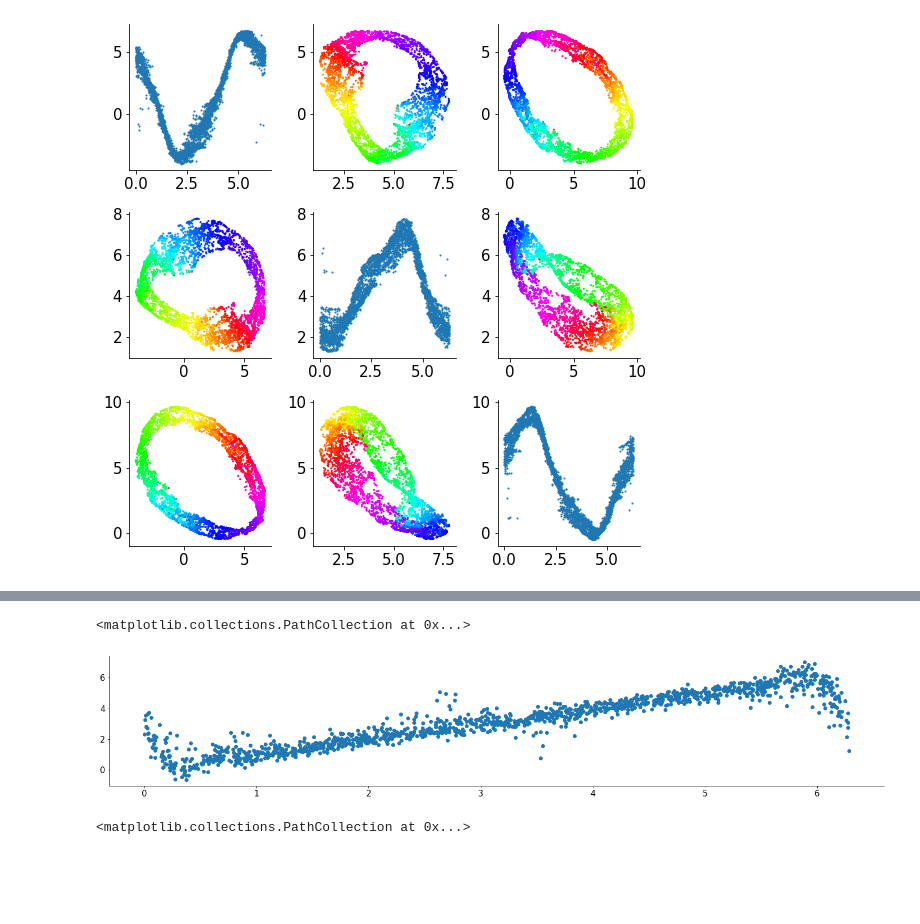
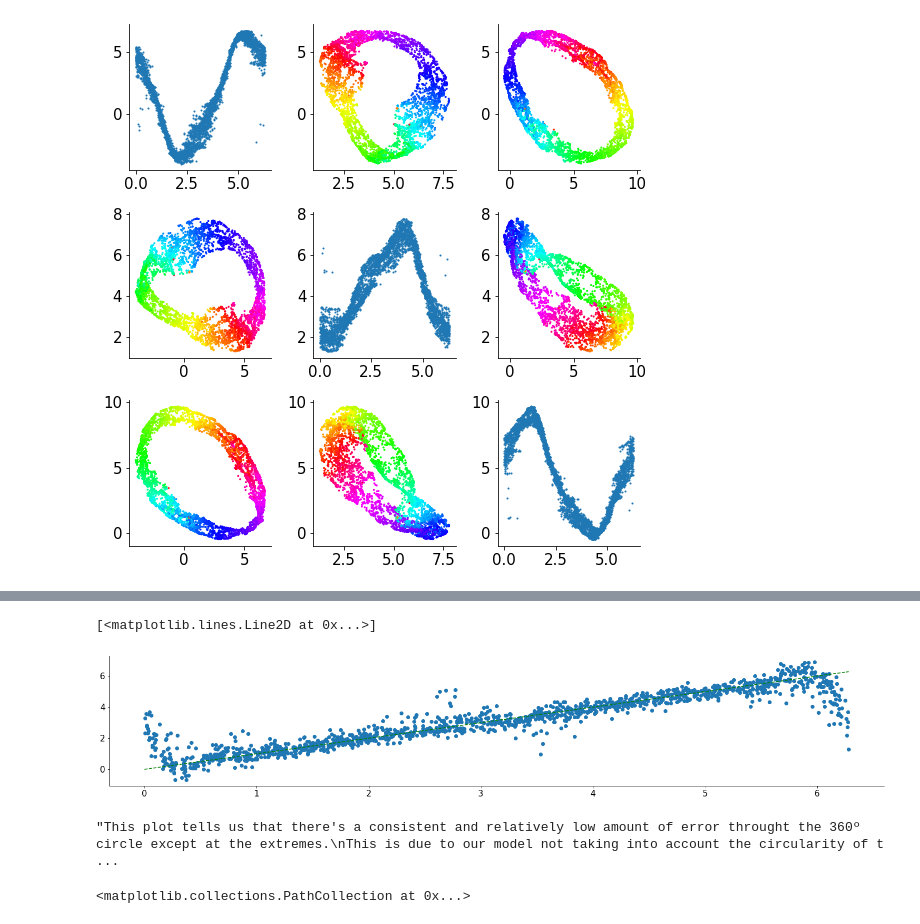
Before and after one commit to hnoamany/Mind-Readers, a Jupyter notebook: Notebooks/orientations_regression.ipynb, the cells around one changed output, grey strips where cells are left out. Cells and saved outputs as stored; diff of their text form; code cells hidden in the pictures; blank space fills up the shorter version.

```diff
--- a/Notebooks/orientations_regression.ipynb
+++ b/Notebooks/orientations_regression.ipynb
@@ -229,10 +248,16 @@ plt.scatter(x=y_train, y=y_train - pipe.predict(Z_train))
 # %%
 # Test set
-# %%
-plt.scatter(y_test, y_pred)
-# %% [output]
-<matplotlib.collections.PathCollection at 0x...>
-[figure, removed]
+# %%
+plt.scatter(y_test, y_pred)
+plt.plot([0,2*np.pi], [0, 2*np.pi], color="green", linestyle="dashed")
+# %% [output]
+[<matplotlib.lines.Line2D at 0x...>]
+[figure, added]
+# %%
+f"""This plot tells us that there's a consistent and relatively low amount of error throught the 360º circle except at the extremes.
+This is due to our model not taking into account the circularity of the data i.e. it is not aware that 2pi is the same as 0"""
+# %% [output]
+"This plot tells us that there's a consistent and relatively low amount of error throught the 360º circle except at the extremes.\nThis is due to our model not taking into account the circularity of t ...
 # %%
 plt.scatter(y_pred, y_test - y_pred)
 # %% [output]
```
Also changed, not shown: parts of 17 cells of this notebook.
